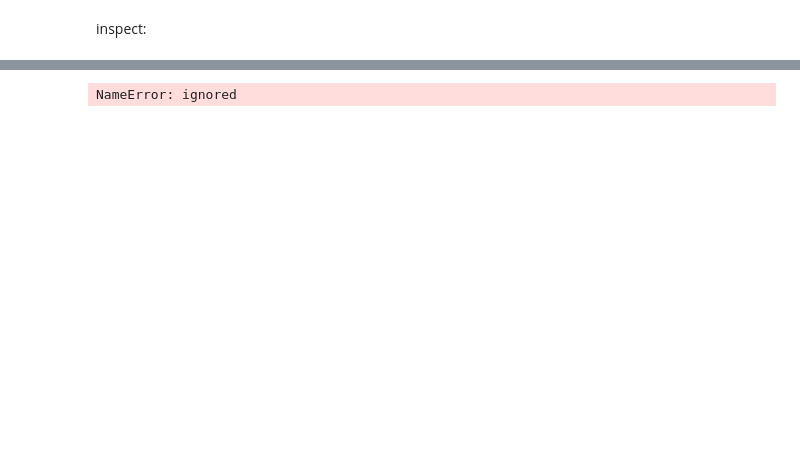
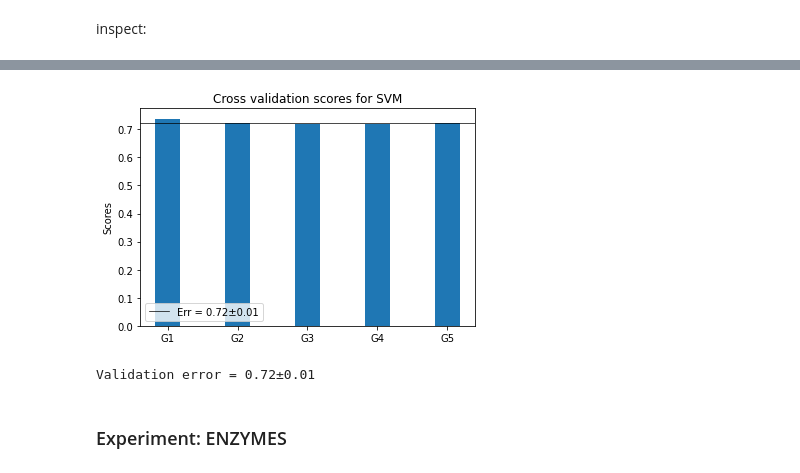
Before and after one commit to dakhtiam/graph_homomorphism, a Jupyter notebook: grandiso_notebook.ipynb, the cells around one changed output, grey strips where cells are left out. Saved outputs shown, nothing was run; the diff lists cells and outputs as text; code cells hidden in the pictures; blank space fills up the shorter version.

Commit message:
adding ENZYMES

```diff
--- a/grandiso_notebook.ipynb
+++ b/grandiso_notebook.ipynb
@@ -705,23 +700,27 @@ X = np.array([data.num_encoder(format = 'numpy') for data in tqdm(Encoded_Datase
 # %%
 # Run classifier - PROTEINS
 
-clf = make_pipeline(StandardScaler(), SVC(kernel='rbf'))
+#clf = make_pipeline(StandardScaler(), SVC(kernel='rbf', C = 1))
+clf = make_pipeline(StandardScaler(), RandomForestClassifier(max_leaf_nodes= 20, random_state = 42))
 
-cv = 10
+cv = 5
 scores = cross_val_score(clf, X, y, cv=cv, scoring='f1_weighted')
 
 width = 0.35
 labels = [f'G{n}' for n in range(1,cv+1)]
 fig = plt.figure()
 ax = fig.add_subplot()
 ax.bar(labels, scores, width)
 ax.set_ylabel('Scores')
 ax.set_title('Cross validation scores for SVM')
 plt.axhline(y = scores.mean(), c = 'black', linewidth = 0.7,
             label = f'Err = {scores.mean():.2f}' + u"\u00B1" + f'{scores.std():.2f}')
 ax.legend()
 
 plt.show()
 print(f'Validation error = {scores.mean():.2f}' + u"\u00B1" + f'{scores.std():.2f}')
 # %% [output]
+[figure, added]
-NameError: ignored
+Validation error = 0.72±0.01
+# %% [markdown]
+### Experiment: ENZYMES
```
Also changed, not shown: parts of 14 cells of this notebook.
